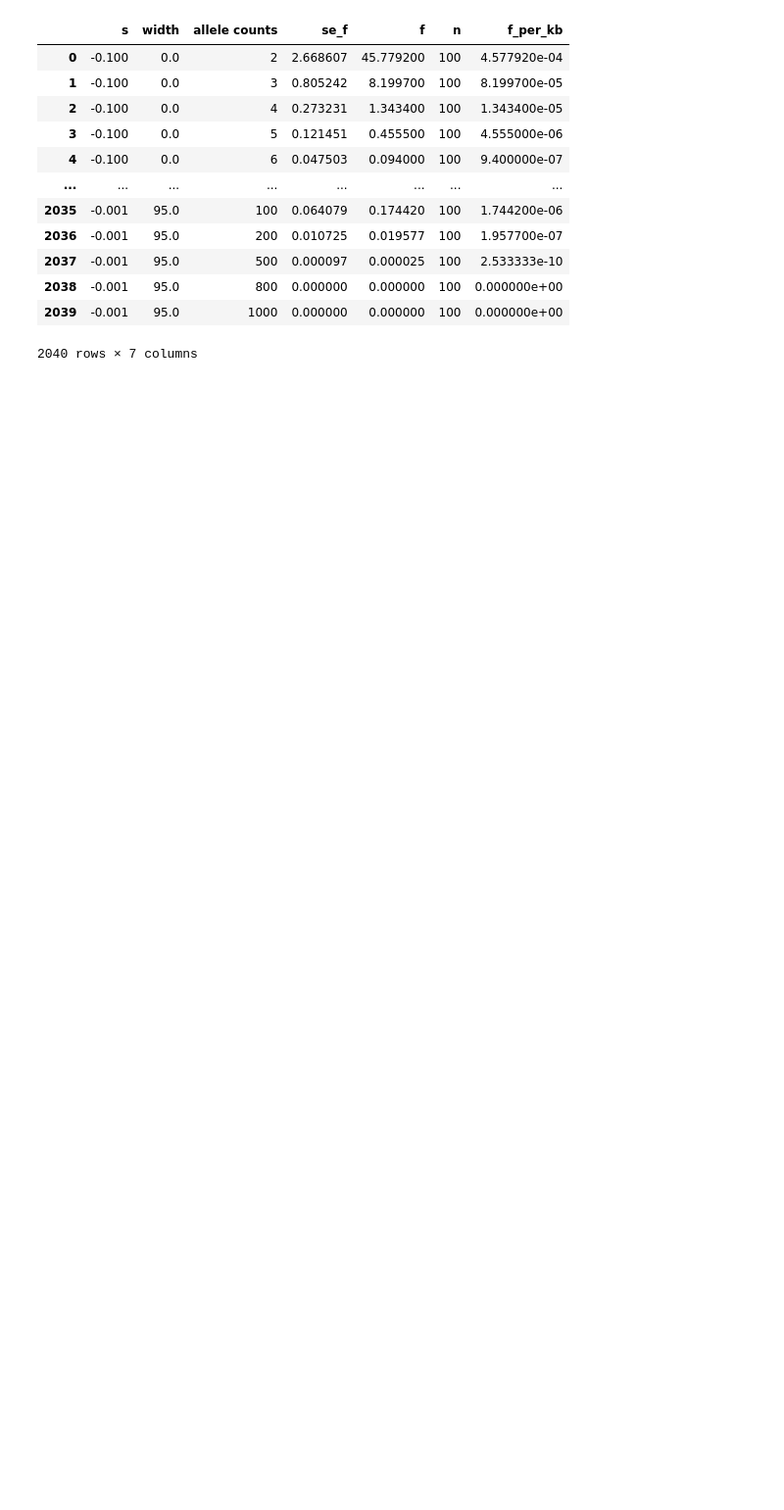
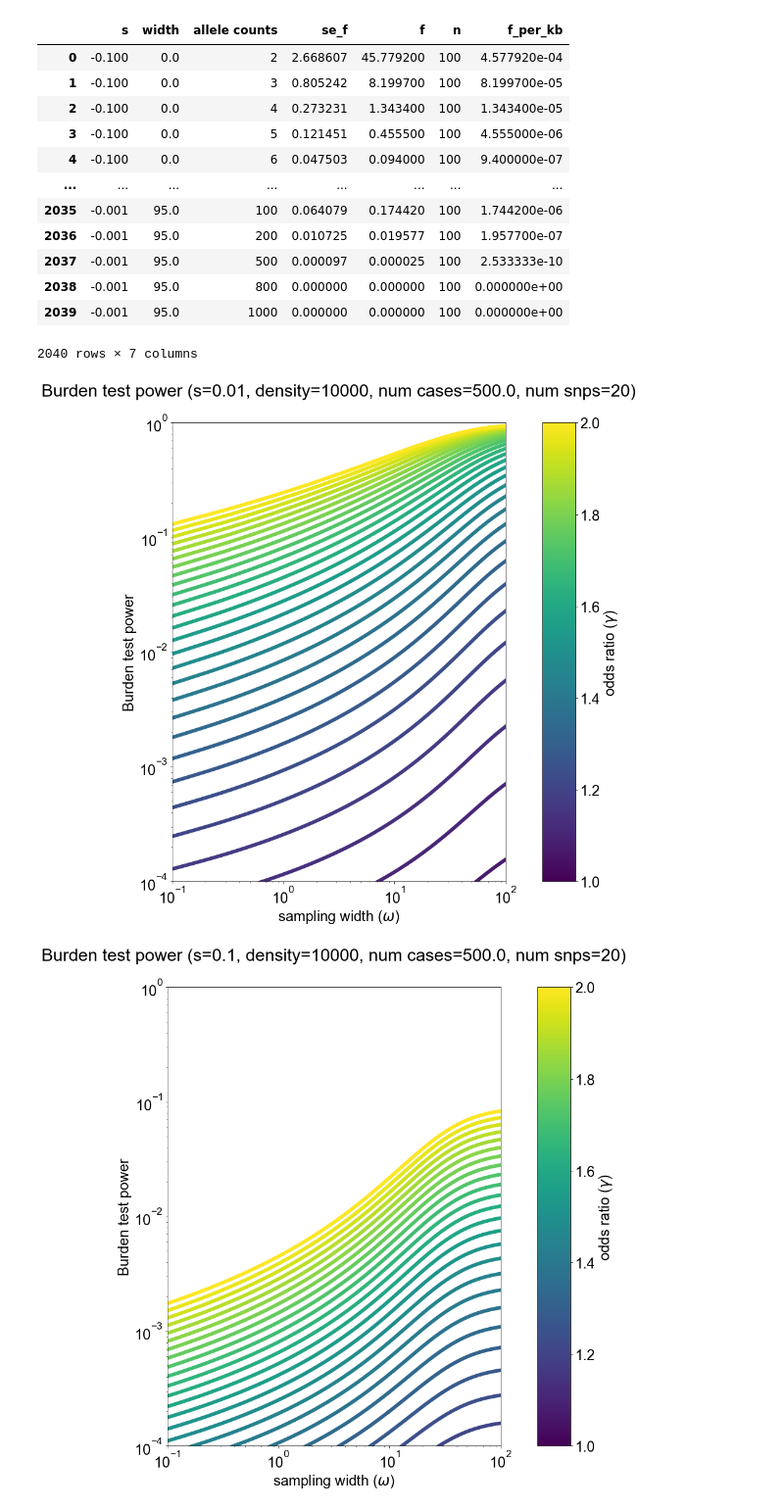
Before and after one commit to dp-rice/spatial-sfs, a Jupyter notebook: theory/plots_all_20230711.ipynb, the cells around one changed output. Shown at 98% size. Drawn from its saved outputs; the diff is of its cells as text; code cells hidden in the pictures; blank space fills up the shorter version.

```diff
--- a/theory/plots_all_20230711.ipynb
+++ b/theory/plots_all_20230711.ipynb
@@ -550,3 +550,64 @@ slim_data
 | 2038 | -0.001 | 95.0 | 800 | 0.000000 | 0.000000 | 100 | 0.000000e+00 |
 | 2039 | -0.001 | 95.0 | 1000 | 0.000000 | 0.000000 | 100 | 0.000000e+00 |
 2040 rows × 7 columns
+# %%
+## testing burden test plots with smaller k
+
+## slide 23 - burden test power
+
+plt.rcParams.update({'figure.figsize': '12,14'})
+
+sval=0.01
+ntemp = 5e5
+dens=10000
+ccratio=1e-3
+g_list = np.linspace(1,2,30)
+fig, axs = plt.subplots(1, 2,gridspec_kw={'width_ratios': [10, 1]})
+colors = plt.cm.viridis(np.linspace(0, 1, 30))
+# sigma_vals_2 = np.logspace(0,3,100)
+for i in range(30):
+    axs[0].plot(sigma_vals,[power_all_burden(sg, sval, sigma_vals, res_vals, pole_vals, prop_cases=ccratio, gamma=g_list[i],n=ntemp,N=dens,num_snps=20,num_assoc=20)
+                for sg in sigma_vals],color=colors[i])
+
+axs[0].set_xscale("log")
+axs[0].set_yscale("log")
+axs[0].set_xlabel(r"sampling width ($\omega$)")
+axs[0].set_ylabel("Burden test power")
+axs[0].set_xlim(1e-1,1e2)
+axs[0].set_ylim(1e-4,1e0)
+norm = mpl.colors.Normalize(vmin=min(g_list), vmax=max(g_list))
+cb1 = mpl.colorbar.ColorbarBase(axs[1], cmap=mpl.cm.viridis,
+                                    norm=norm,
+                                    orientation='vertical')
+cb1.set_label(r'odds ratio ($\gamma$)')
+axs[0].set_title(r"Burden test power (s="+str(sval)+", density="+str(dens)+", num cases="+str(ccratio*ntemp)+", num snps=20)",y=1.05)
+plt.savefig(save_dir+"burden_s"+str(sval)+"_n"+str(nval)+"_dens"+str(dens)+"_ccratio"+str(ccratio)+"_k20.pdf")
+
+sval=0.1
+ntemp = 5e5
+dens=10000
+ccratio=1e-3
+g_list = np.linspace(1,2,30)
+fig, axs = plt.subplots(1, 2,gridspec_kw={'width_ratios': [10, 1]})
+colors = plt.cm.viridis(np.linspace(0, 1, 30))
+# sigma_vals_2 = np.logspace(0,3,100)
+for i in range(30):
+    axs[0].plot(sigma_vals,[power_all_burden(sg, sval, sigma_vals, res_vals, pole_vals, prop_cases=ccratio, gamma=g_list[i],n=ntemp,N=dens,num_snps=20,num_assoc=20)
+                for sg in sigma_vals],color=colors[i])
+
+axs[0].set_xscale("log")
+axs[0].set_yscale("log")
+axs[0].set_xlabel(r"sampling width ($\omega$)")
+axs[0].set_ylabel("Burden test power")
+axs[0].set_xlim(1e-1,1e2)
+axs[0].set_ylim(1e-4,1e0)
+norm = mpl.colors.Normalize(vmin=min(g_list), vmax=max(g_list))
+cb1 = mpl.colorbar.ColorbarBase(axs[1], cmap=mpl.cm.viridis,
+                                    norm=norm,
+                                    orientation='vertical')
+cb1.set_label(r'odds ratio ($\gamma$)')
+axs[0].set_title(r"Burden test power (s="+str(sval)+", density="+str(dens)+", num cases="+str(ccratio*ntemp)+", num snps=20)",y=1.05)
+plt.savefig(save_dir+"burden_s"+str(sval)+"_n"+str(nval)+"_dens"+str(dens)+"_ccratio"+str(ccratio)+"_k20.pdf")
+# %% [output]
+[figure, added]
+[figure, added]
```
Also changed, not shown: parts of 1 cell of this notebook, 6 other files.
